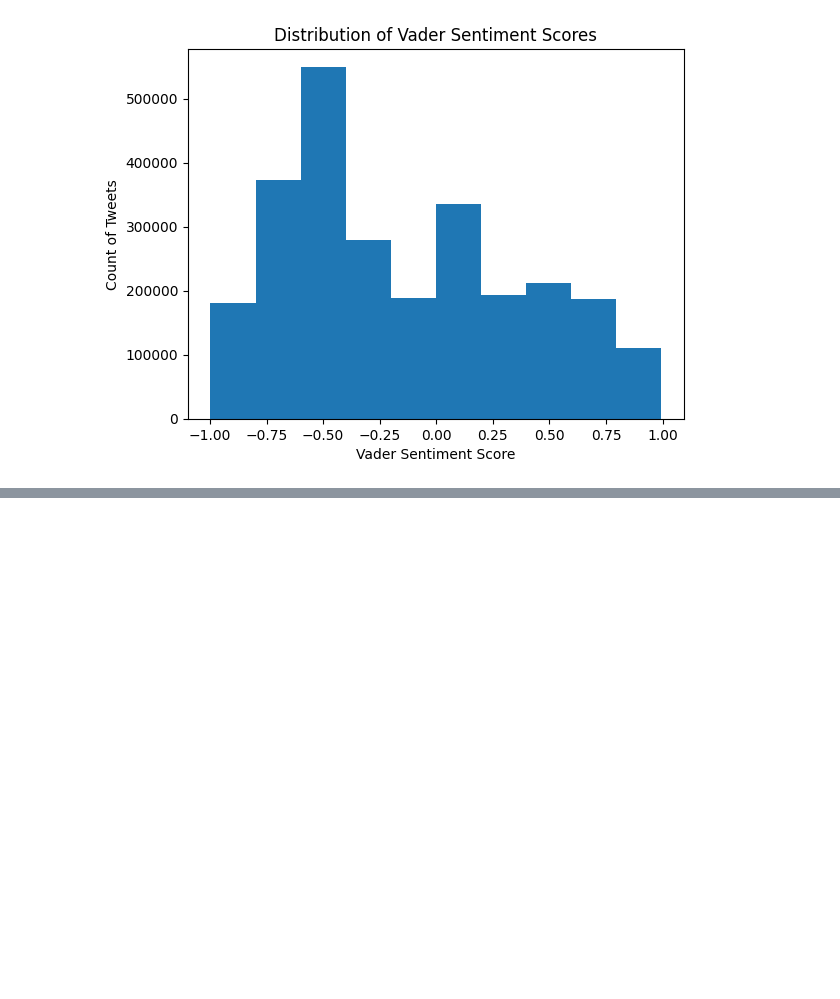
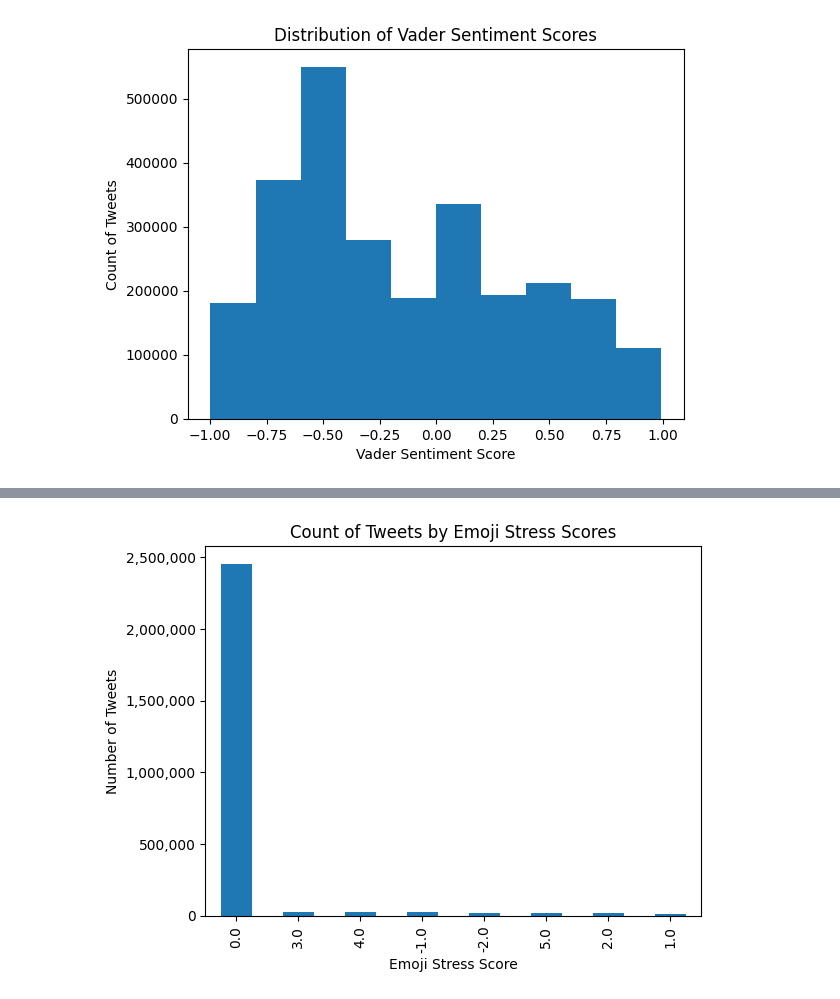
Before and after one commit to Chrisiscool3/LSDMSpring23, a Jupyter notebook: visualizations_clean_data.ipynb, the cells around one changed output, grey strips where cells are left out. Cells and saved outputs as stored; diff of their text form; code cells hidden in the pictures; blank space fills up the shorter version.

```diff
--- a/visualizations_clean_data.ipynb
+++ b/visualizations_clean_data.ipynb
@@ -43,0 +56,12 @@ Text(0, 0.5, 'Vader Sentiment Score')
+# %%
+# bar chart showing the count of tweets with emoji_stress_scores
+
+emoji_counts = data['emojie_stress_score'].value_counts()
+ax = emoji_counts.plot(kind='bar')
+
+plt.title('Count of Tweets by Emoji Stress Scores')
+ax.set_xlabel('Emoji Stress Score')
+ax.set_ylabel('Number of Tweets')
+ax.yaxis.set_major_formatter('{x:,.0f}')
+# %% [output]
+[figure, added]
```
Also changed, not shown: parts of 3 cells of this notebook.
